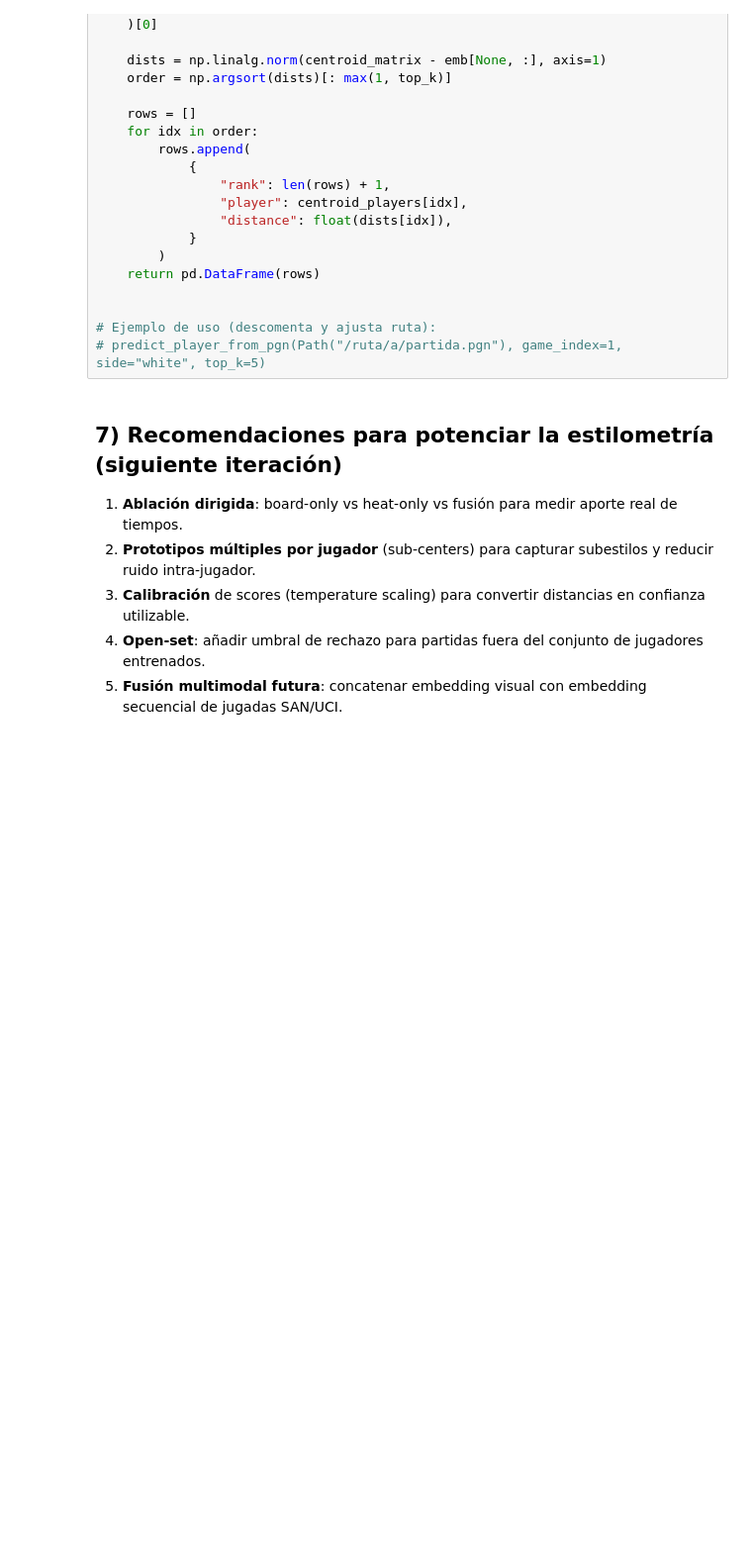
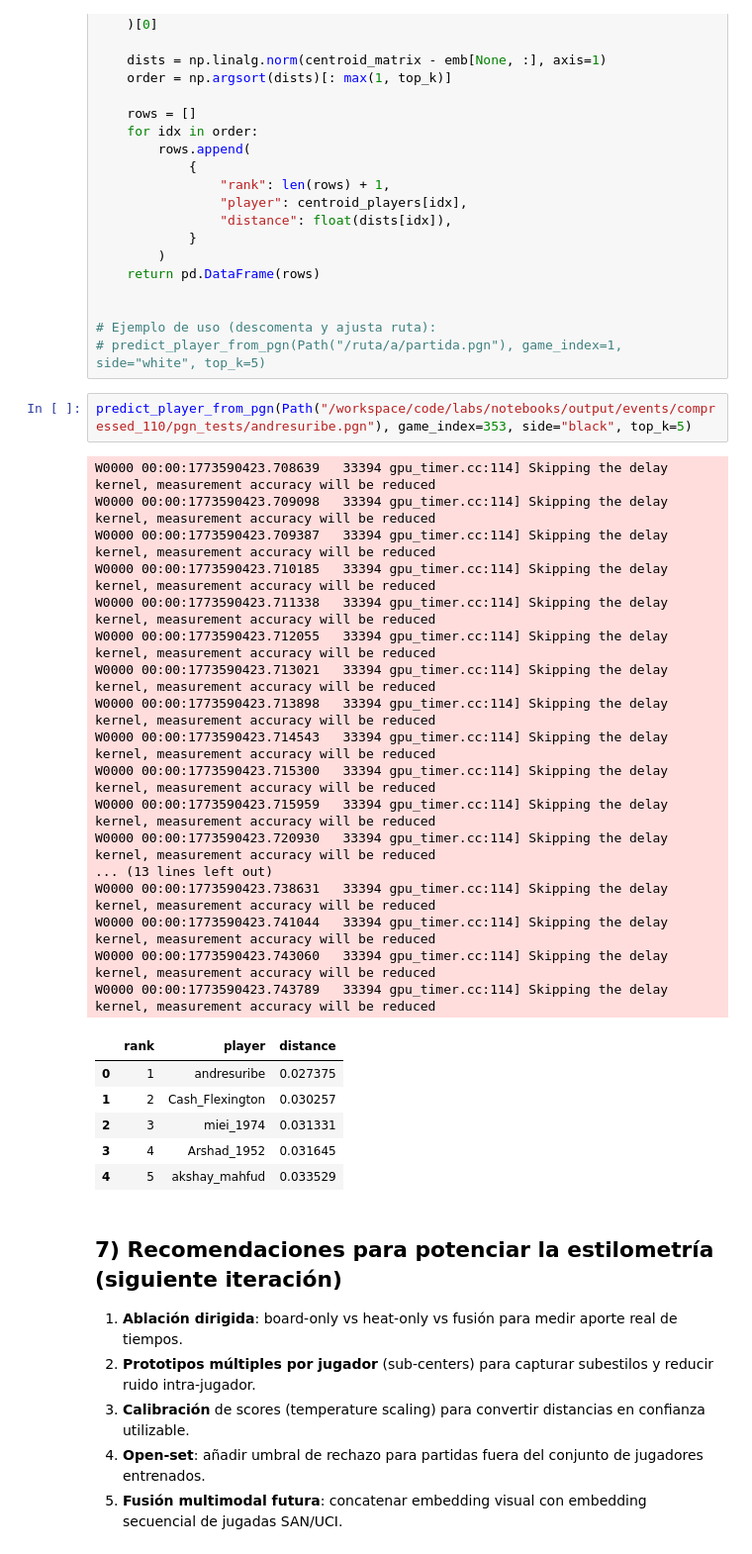
Before and after one commit to andrewyernau/tfe_chess_stylometry, a Jupyter notebook: labs/notebooks/110_chess_siamese.ipynb, the cells around one changed output. Shown at 99% size. Saved outputs shown, nothing was run; the diff lists cells and outputs as text; blank space fills up the shorter version.

Commit message:
feat: 120 notebook definitivo, se queda asi

```diff
--- a/labs/notebooks/110_chess_siamese.ipynb
+++ b/labs/notebooks/110_chess_siamese.ipynb
@@ -1814,6 +2727,32 @@ def predict_player_from_pgn(
 
 # Ejemplo de uso (descomenta y ajusta ruta):
 # predict_player_from_pgn(Path("/ruta/a/partida.pgn"), game_index=1, side="white", top_k=5)
+# %%
+predict_player_from_pgn(Path("/workspace/code/labs/notebooks/output/events/compressed_110/pgn_tests/andresuribe.pgn"), game_index=353, side="black", top_k=5)
+# %% [output]
+W0000 00:00:1773590423.708639   33394 gpu_timer.cc:114] Skipping the delay kernel, measurement accuracy will be reduced
+W0000 00:00:1773590423.709098   33394 gpu_timer.cc:114] Skipping the delay kernel, measurement accuracy will be reduced
+W0000 00:00:1773590423.709387   33394 gpu_timer.cc:114] Skipping the delay kernel, measurement accuracy will be reduced
+W0000 00:00:1773590423.710185   33394 gpu_timer.cc:114] Skipping the delay kernel, measurement accuracy will be reduced
+W0000 00:00:1773590423.711338   33394 gpu_timer.cc:114] Skipping the delay kernel, measurement accuracy will be reduced
+W0000 00:00:1773590423.712055   33394 gpu_timer.cc:114] Skipping the delay kernel, measurement accuracy will be reduced
+W0000 00:00:1773590423.713021   33394 gpu_timer.cc:114] Skipping the delay kernel, measurement accuracy will be reduced
+W0000 00:00:1773590423.713898   33394 gpu_timer.cc:114] Skipping the delay kernel, measurement accuracy will be reduced
+W0000 00:00:1773590423.714543   33394 gpu_timer.cc:114] Skipping the delay kernel, measurement accuracy will be reduced
+W0000 00:00:1773590423.715300   33394 gpu_timer.cc:114] Skipping the delay kernel, measurement accuracy will be reduced
+W0000 00:00:1773590423.715959   33394 gpu_timer.cc:114] Skipping the delay kernel, measurement accuracy will be reduced
+W0000 00:00:1773590423.720930   33394 gpu_timer.cc:114] Skipping the delay kernel, measurement accuracy will be reduced
+... (13 lines left out)
+W0000 00:00:1773590423.738631   33394 gpu_timer.cc:114] Skipping the delay kernel, measurement accuracy will be reduced
+W0000 00:00:1773590423.741044   33394 gpu_timer.cc:114] Skipping the delay kernel, measurement accuracy will be reduced
+W0000 00:00:1773590423.743060   33394 gpu_timer.cc:114] Skipping the delay kernel, measurement accuracy will be reduced
+W0000 00:00:1773590423.743789   33394 gpu_timer.cc:114] Skipping the delay kernel, measurement accuracy will be reduced
+|  | rank | player | distance |
+| 0 | 1 | andresuribe | 0.027375 |
+| 1 | 2 | Cash_Flexington | 0.030257 |
+| 2 | 3 | miei_1974 | 0.031331 |
+| 3 | 4 | Arshad_1952 | 0.031645 |
+| 4 | 5 | akshay_mahfud | 0.033529 |
 # %% [markdown]
 ## 7) Recomendaciones para potenciar la estilometría (siguiente iteración)
 
```
Also changed, not shown: parts of 11 cells of this notebook, 15 other files.
